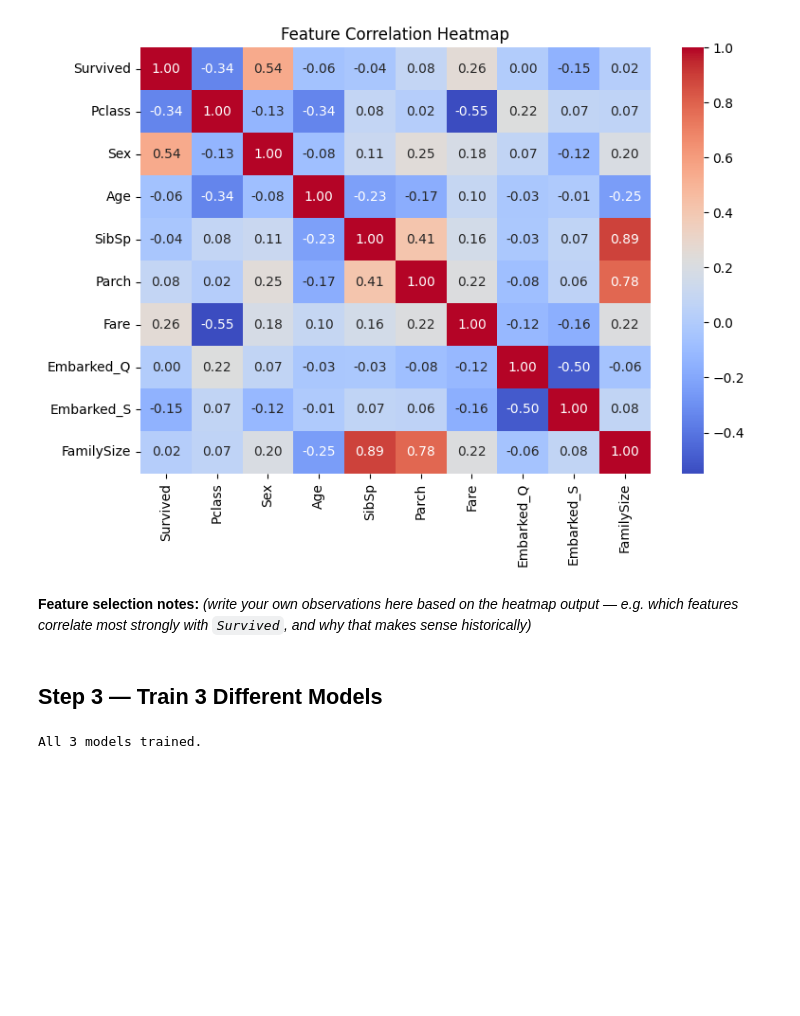
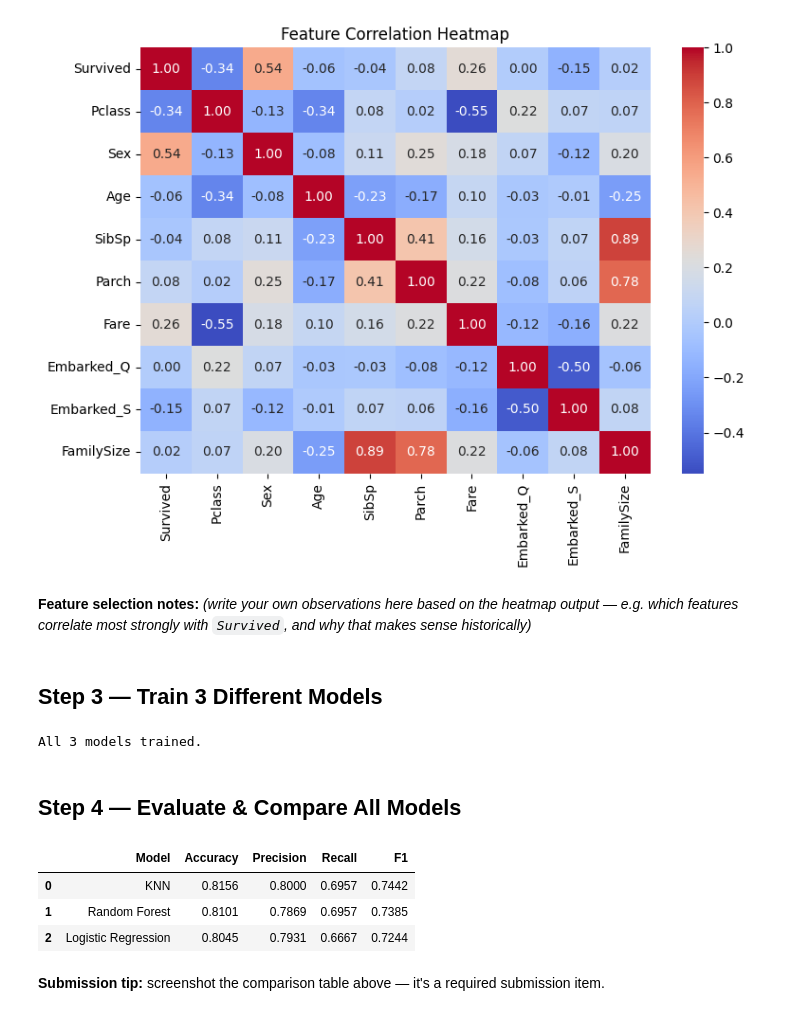
Before and after one commit to raaghuno18-spec/Titanic, a Jupyter notebook: Untitled1.ipynb, the cells around one changed output. Cells and saved outputs as stored; diff of their text form; code cells hidden in the pictures; blank space fills up the shorter version.

Commit message:
feat: Evaluate and Compare Model Performance
This commit completes the 'Evaluate & Compare All Models' step (Step 4).
- Calculated accuracy, precision, recall, and F1-score for Logistic Regression, Random Forest, and KNN models.
- Consolidated evaluation metrics into a comparative DataFrame to identify the best-performing model.
- Provided a submission tip for the comparison table.

```diff
--- a/Untitled1.ipynb
+++ b/Untitled1.ipynb
@@ -153,3 +153,34 @@ knn.fit(X_train_scaled, y_train)
 print("All 3 models trained.")
 # %% [output]
 All 3 models trained.
+# %% [markdown]
+## Step 4 — Evaluate & Compare All Models
+# %%
+from sklearn.metrics import accuracy_score, precision_score, recall_score, f1_score
+
+models = {
+    'Logistic Regression': (log_reg, X_test_scaled),
+    'Random Forest': (rf, X_test),
+    'KNN': (knn, X_test_scaled)
+}
+
+results = []
+for name, (model, X_te) in models.items():
+    preds = model.predict(X_te)
+    results.append({
+        'Model': name,
+        'Accuracy': round(accuracy_score(y_test, preds), 4),
+        'Precision': round(precision_score(y_test, preds), 4),
+        'Recall': round(recall_score(y_test, preds), 4),
+        'F1': round(f1_score(y_test, preds), 4)
+    })
+
+results_df = pd.DataFrame(results).sort_values('F1', ascending=False).reset_index(drop=True)
+results_df
+# %% [output]
+|  | Model | Accuracy | Precision | Recall | F1 |
+| 0 | KNN | 0.8156 | 0.8000 | 0.6957 | 0.7442 |
+| 1 | Random Forest | 0.8101 | 0.7869 | 0.6957 | 0.7385 |
+| 2 | Logistic Regression | 0.8045 | 0.7931 | 0.6667 | 0.7244 |
+# %% [markdown]
+**Submission tip:** screenshot the comparison table above — it's a required submission item.
```
